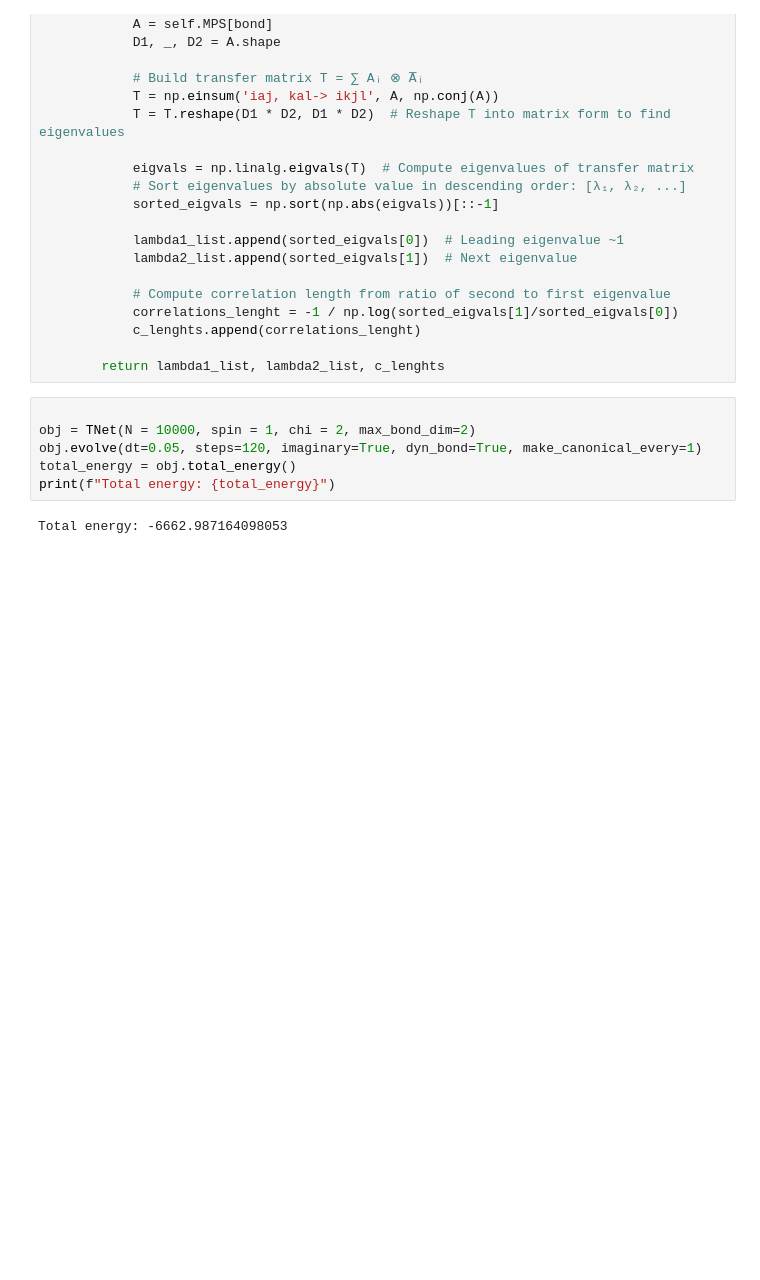
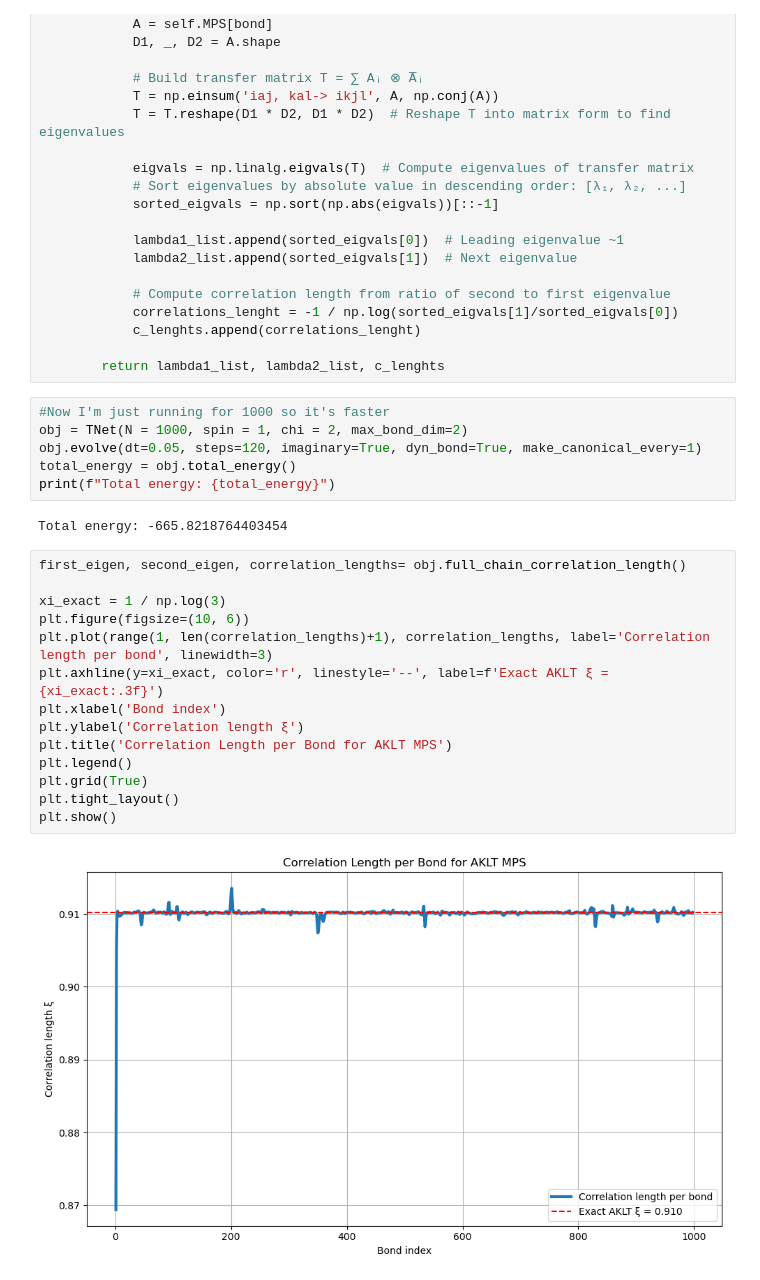
Before and after one commit to KiamehrJavid/QIC_FinProj, a Jupyter notebook: AKLT_iTEBD_Javid_Dominique_point3_draft.ipynb, the cells around one changed output. Saved outputs shown, nothing was run; the diff lists cells and outputs as text; blank space fills up the shorter version.

```diff
--- a/AKLT_iTEBD_Javid_Dominique_point3_draft.ipynb
+++ b/AKLT_iTEBD_Javid_Dominique_point3_draft.ipynb
@@ -583,10 +583,26 @@ class TNet():
 
         return lambda1_list, lambda2_list, c_lenghts
 # %%
-
-obj = TNet(N = 10000, spin = 1, chi = 2, max_bond_dim=2)
+#Now I'm just running for 1000 so it's faster
+obj = TNet(N = 1000, spin = 1, chi = 2, max_bond_dim=2)
 obj.evolve(dt=0.05, steps=120, imaginary=True, dyn_bond=True, make_canonical_every=1)
 total_energy = obj.total_energy()
 print(f"Total energy: {total_energy}")
 # %% [output]
-Total energy: -6662.987164098053
+Total energy: -665.8218764403454
+# %%
+first_eigen, second_eigen, correlation_lengths= obj.full_chain_correlation_length()
+
+xi_exact = 1 / np.log(3)
+plt.figure(figsize=(10, 6))
+plt.plot(range(1, len(correlation_lengths)+1), correlation_lengths, label='Correlation length per bond', linewidth=3)
+plt.axhline(y=xi_exact, color='r', linestyle='--', label=f'Exact AKLT ξ = {xi_exact:.3f}')
+plt.xlabel('Bond index')
+plt.ylabel('Correlation length ξ')
+plt.title('Correlation Length per Bond for AKLT MPS')
+plt.legend()
+plt.grid(True)
+plt.tight_layout()
+plt.show()
+# %% [output]
+[figure, added]
```
Also changed, not shown: parts of 3 cells of this notebook.
